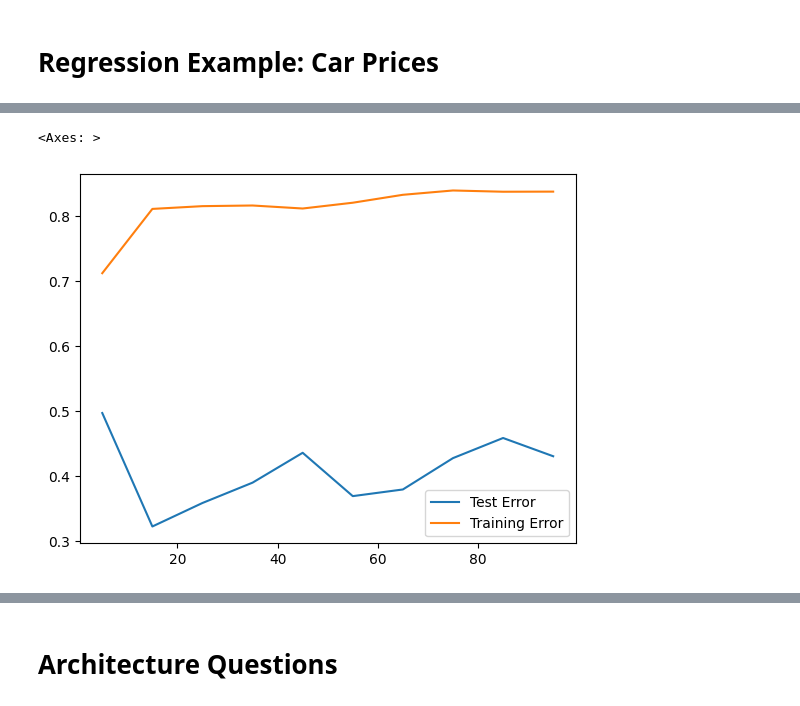
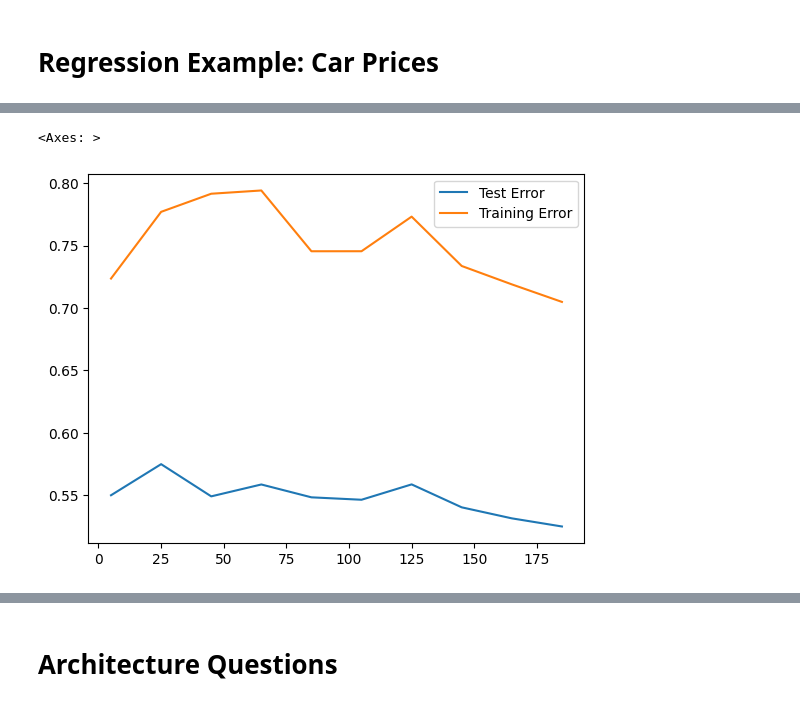
Before and after one commit to ds4e/aNN, a Jupyter notebook: neuralNetworks.ipynb, the cells around one changed output, grey strips where cells are left out. Saved outputs shown, nothing was run; the diff lists cells and outputs as text; code cells hidden in the pictures.

```diff
--- a/neuralNetworks.ipynb
+++ b/neuralNetworks.ipynb
@@ -329,7 +316,7 @@ from sklearn.neural_network import MLPClassifier
 
 #reg = MLPClassifier(solver = 'sgd',hidden_layer_sizes=(50,25,10),activation='logistic',alpha=.1)
 reg = MLPClassifier(solver = 'adam',
-                    hidden_layer_sizes=(50,20),
+                    hidden_layer_sizes=(25,7),
                     max_iter = 2000,
                     activation='relu')
 
@@ -364,25 +383,26 @@ X = X.apply(maxmin)
 X_train, X_test, y_train, y_test = train_test_split(
     X, y_cars, test_size=0.2, random_state=100)
 # %%
-K_max = 100
-
+K_max = 200
 acc = []
 acc_train = []
 
-for k in np.arange(5,K_max+1,10):#np.arange(1, K_max+1, 3):
+grid = np.arange(5,K_max+1,20)
+
+for k in grid:#np.arange(1, K_max+1, 3):
     # Fit neural network:
     reg = MLPRegressor(solver = 'adam',
                         hidden_layer_sizes=(k),
-                        activation='relu',
+                        activation='logistic',
                         max_iter = 5000)
     reg = reg.fit(X_train,y_train)
     acc.append( reg.score(X_test,y_test) )
     acc_train.append( reg.score(X_train,y_train) )
 # %%
-sns.lineplot(x=  np.arange(5,K_max+1,10), y = acc, label='Test Error')
-sns.lineplot(x= np.arange(5,K_max+1,10),y=acc_train, label='Training Error')
+sns.lineplot(x=  grid, y = acc, label='Test Error')
+sns.lineplot(x= grid, y=acc_train, label='Training Error')
 # %% [output]
 <Axes: >
-[figure, old version]
+[figure, new version]
 # %%
 reg = MLPRegressor(solver = 'adam',
```
Also changed, not shown: parts of 55 cells of this notebook.
